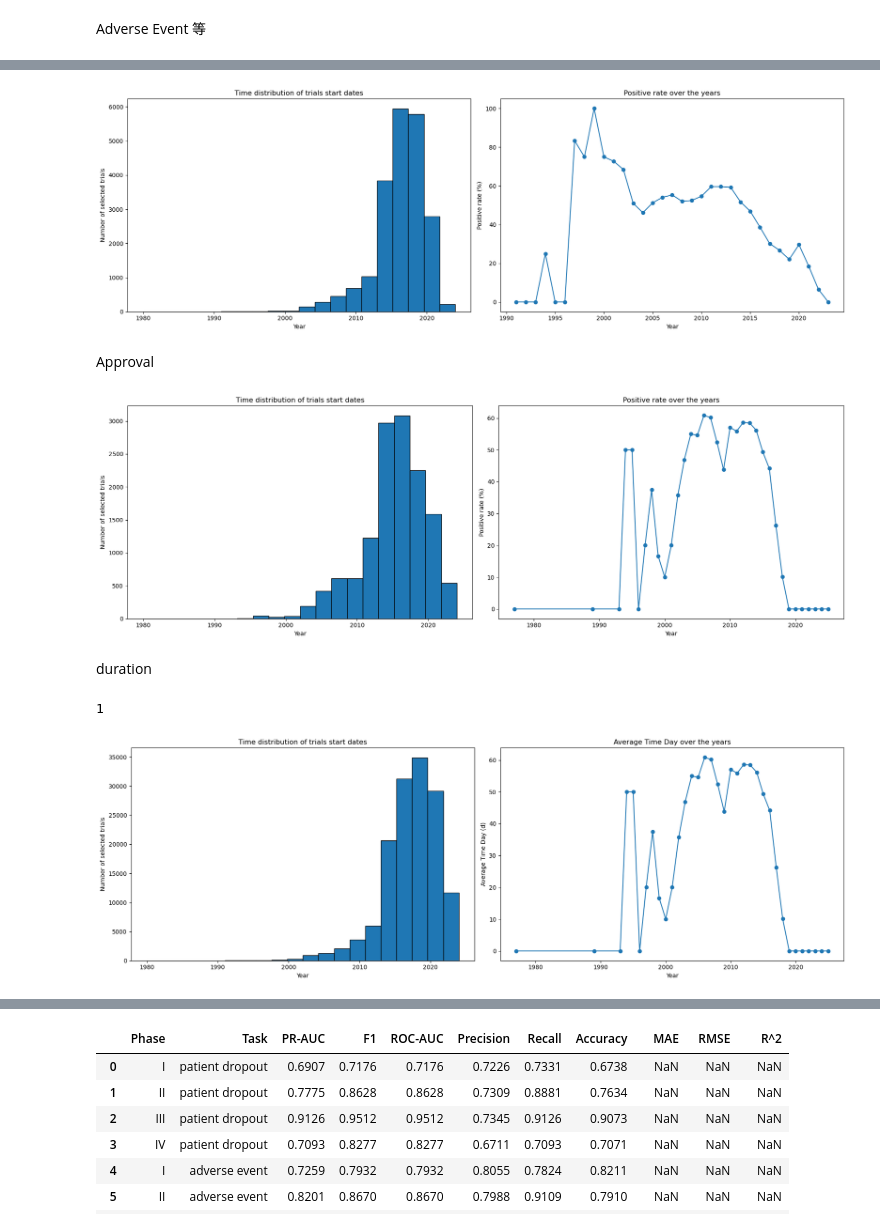
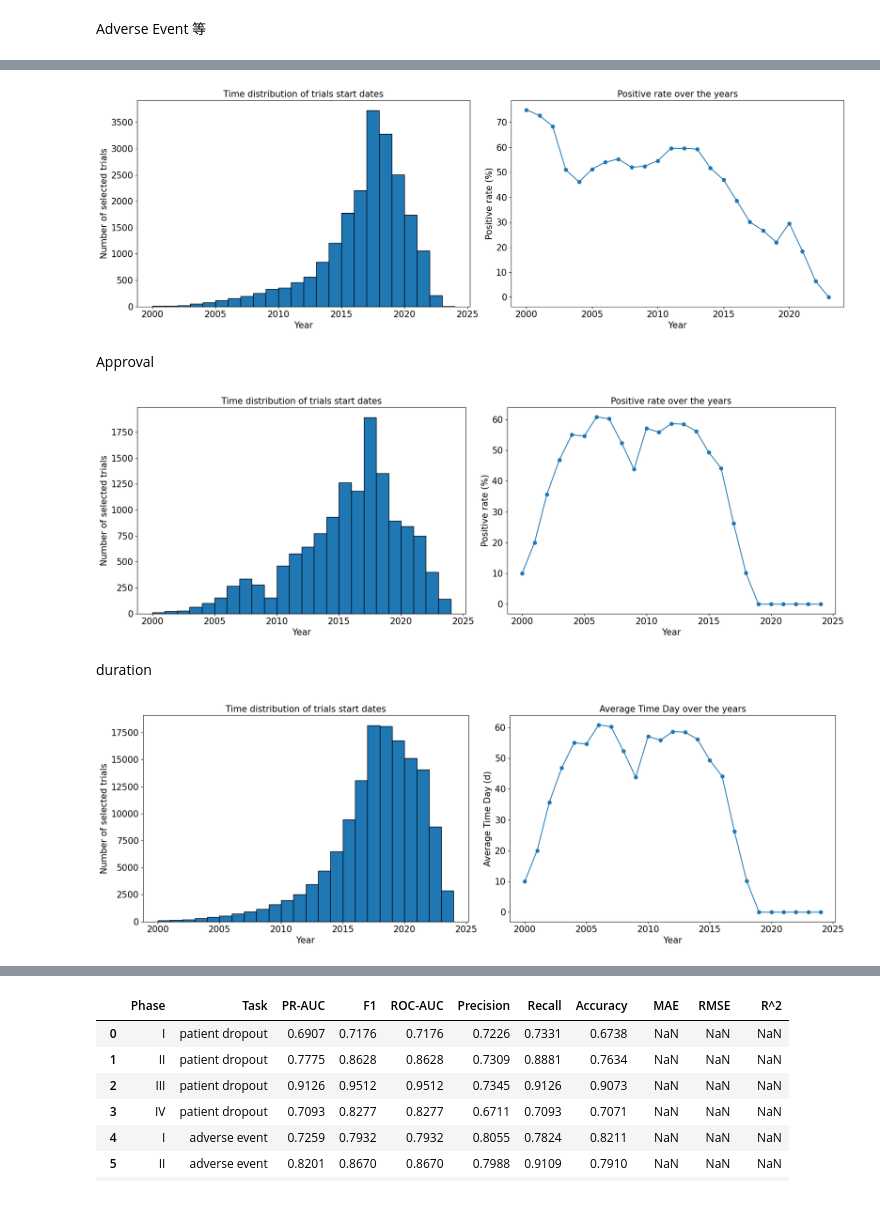
Before and after one commit to huyjj/Clinical, a Jupyter notebook: draw_analayze_figure.ipynb, the cells around one changed output, grey strips where cells are left out. Cells and saved outputs as stored; diff of their text form; code cells hidden in the pictures.

```diff
--- a/draw_analayze_figure.ipynb
+++ b/draw_analayze_figure.ipynb
@@ -129,25 +128,29 @@ Name: count, dtype: int64
 plt.figure(figsize=(18, 6))
 
 plt.subplot(1, 2, 1)
-plt.hist(data['Year'].dropna(), range=(1980, 2024), bins=20, edgecolor='black')
-plt.xlabel('Year')
-plt.ylabel('Number of selected trials')
-plt.title('Time distribution of trials start dates')
+plt.hist(data['Year'].dropna(), range=(2000, 2024), bins=24, edgecolor='black')
+plt.xlabel('Year', fontsize=15)
+plt.ylabel('Number of selected trials', fontsize=15)
+plt.xticks(fontsize=15)
+plt.yticks(fontsize=15)
+plt.title('Time distribution of trials start dates', fontsize=15)
 
 # 图B：成功率折线图
 success_rate = data.groupby('Year')['Y/N'].apply(lambda x: (x == 1).sum() / len(x) * 100)
 plt.subplot(1, 2, 2)
 plt.plot(success_rate.index, success_rate.values, marker='o')
-plt.xlabel('Year')
-plt.ylabel('Positive rate (%)')
-plt.title('Positive rate over the years')
+plt.xlabel('Year',fontsize=15)
+plt.ylabel('Positive rate (%)', fontsize=15)
+plt.xticks(fontsize=15)
+plt.yticks(fontsize=15)
+plt.title('Positive rate over the years', fontsize=15)
 
 # 调整布局
 plt.tight_layout()
 plt.savefig(f'feature_fig/mortality_rate_Time_distribution.png')
 plt.show()
 # %% [output]
-[figure, old version]
+[figure, new version]
 # %% [markdown]
 Approval
 # %%
@@ -159,30 +162,36 @@ yeary = pd.concat([train_y, test_y], axis=0)
 data = pd.concat([All_Ori.loc[yeary.index, ['start_date']], yeary], axis=1)
 data['start_date'] = pd.to_datetime(data['start_date'], errors='coerce')
 data['Year'] = data['start_date'].dt.year
+# %%
+data = data.loc[(data['Year'] >= 2000) & (data['Year'] <= 2024)]
 # %%
 # 图A：时间分布直方图
 plt.figure(figsize=(18, 6))
 
 plt.subplot(1, 2, 1)
-plt.hist(data['Year'].dropna(), range=(1980, 2024), bins=20, edgecolor='black')
-plt.xlabel('Year')
-plt.ylabel('Number of selected trials')
-plt.title('Time distribution of trials start dates')
+plt.hist(data['Year'].dropna(), range=(2000, 2024), bins=24, edgecolor='black')
+plt.xlabel('Year', fontsize=15)
+plt.ylabel('Number of selected trials', fontsize=15)
+plt.xticks(fontsize=15)
+plt.yticks(fontsize=15)
+plt.title('Time distribution of trials start dates', fontsize=15)
 
 # 图B：成功率折线图
 success_rate = data.groupby('Year')['outcome'].apply(lambda x: (x == 1).sum() / len(x) * 100)
 plt.subplot(1, 2, 2)
 plt.plot(success_rate.index, success_rate.values, marker='o')
-plt.xlabel('Year')
-plt.ylabel('Positive rate (%)')
-plt.title('Positive rate over the years')
+plt.xlabel('Year', fontsize=15)
+plt.ylabel('Positive rate (%)', fontsize=15)
+plt.xticks(fontsize=15)
+plt.yticks(fontsize=15)
+plt.title('Positive rate over the years', fontsize=15)
 
 # 调整布局
 plt.tight_layout()
 plt.savefig(f'feature_fig/{task_name[:-1]}_Time_distribution.png')
 plt.show()
 # %% [output]
-[figure, old version]
+[figure, new version]
 # %% [markdown]
 duration
 # %%
@@ -194,7 +203,3 @@ data = pd.concat([train_y, test_y], axis=0)
 # data = pd.concat([All_Ori.loc[yeary.index, ['start_date']], yeary], axis=1)
 data['start_date'] = pd.to_datetime(data['start_date'], errors='coerce')
 data['Year'] = data['start_date'].dt.year
-# %%
-sum(data['Year']<1940)
-# %% [output]
-1
@@ -203,25 +210,29 @@ sum(data['Year']<1940)
 plt.figure(figsize=(18, 6))
 
 plt.subplot(1, 2, 1)
-plt.hist(data['Year'].dropna(), bins=20, edgecolor='black', range=(1980, 2024))
-plt.xlabel('Year')
-plt.ylabel('Number of selected trials')
-plt.title('Time distribution of trials start dates')
+plt.hist(data['Year'].dropna(), range=(2000, 2024), bins=24, edgecolor='black')
+plt.xlabel('Year', fontsize=15)
+plt.ylabel('Number of selected trials', fontsize=15)
+plt.xticks(fontsize=15)
+plt.yticks(fontsize=15)
+plt.title('Time distribution of trials start dates', fontsize=15)
 
 # 图B：Year-Time_day折线图
 Avg_time_day = data.groupby('Year')['time_day'].mean()
 plt.subplot(1, 2, 2)
 plt.plot(success_rate.index, success_rate.values, marker='o')
-plt.xlabel('Year')
-plt.ylabel('Average Time Day (d)')
-plt.title('Average Time Day over the years')
+plt.xlabel('Year', fontsize=15)
+plt.ylabel('Average Time Day (d)', fontsize=15)
+plt.xticks(fontsize=15)
+plt.yticks(fontsize=15)
+plt.title('Average Time Day over the years', fontsize=15)
 
 # 调整布局
 plt.tight_layout()
 plt.savefig(f'feature_fig/{task_name[:-1]}_Time_distribution.png')
 plt.show()
 # %% [output]
-[figure, old version]
+[figure, new version]
 # %%
 import pandas as pd
 import matplotlib.pyplot as plt
```
Also changed, not shown: parts of 8 cells of this notebook, 6 other files.
